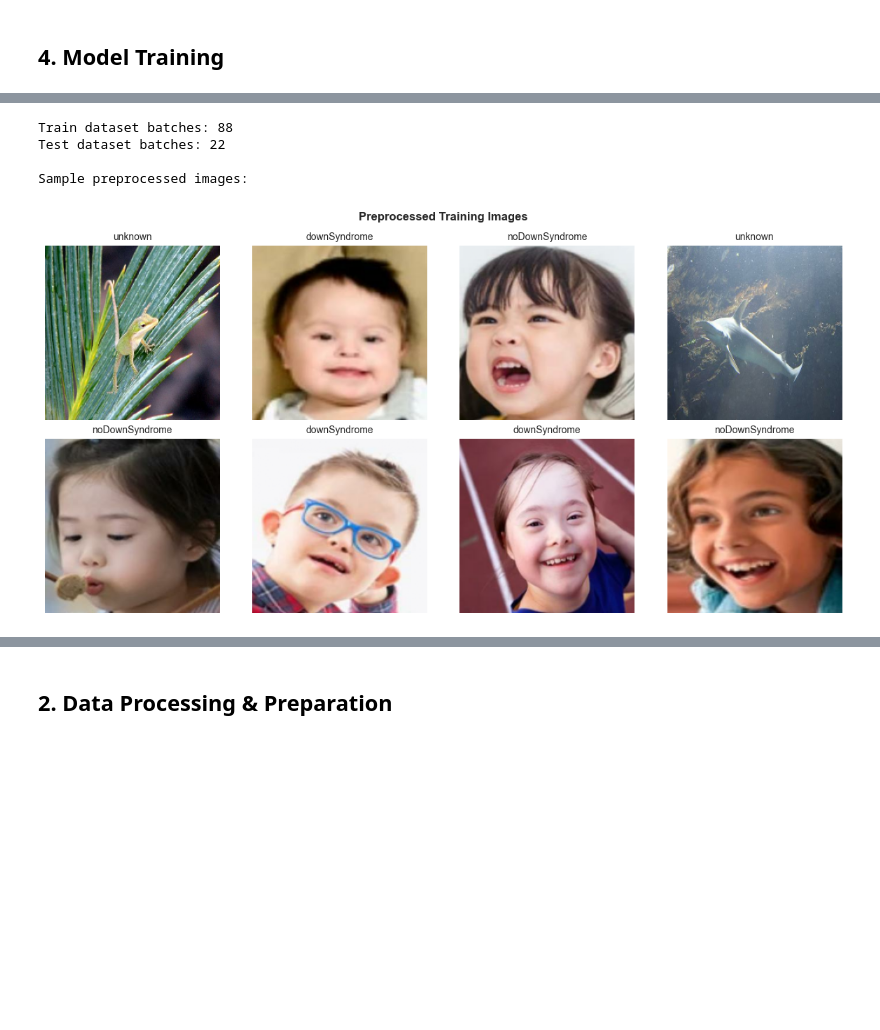
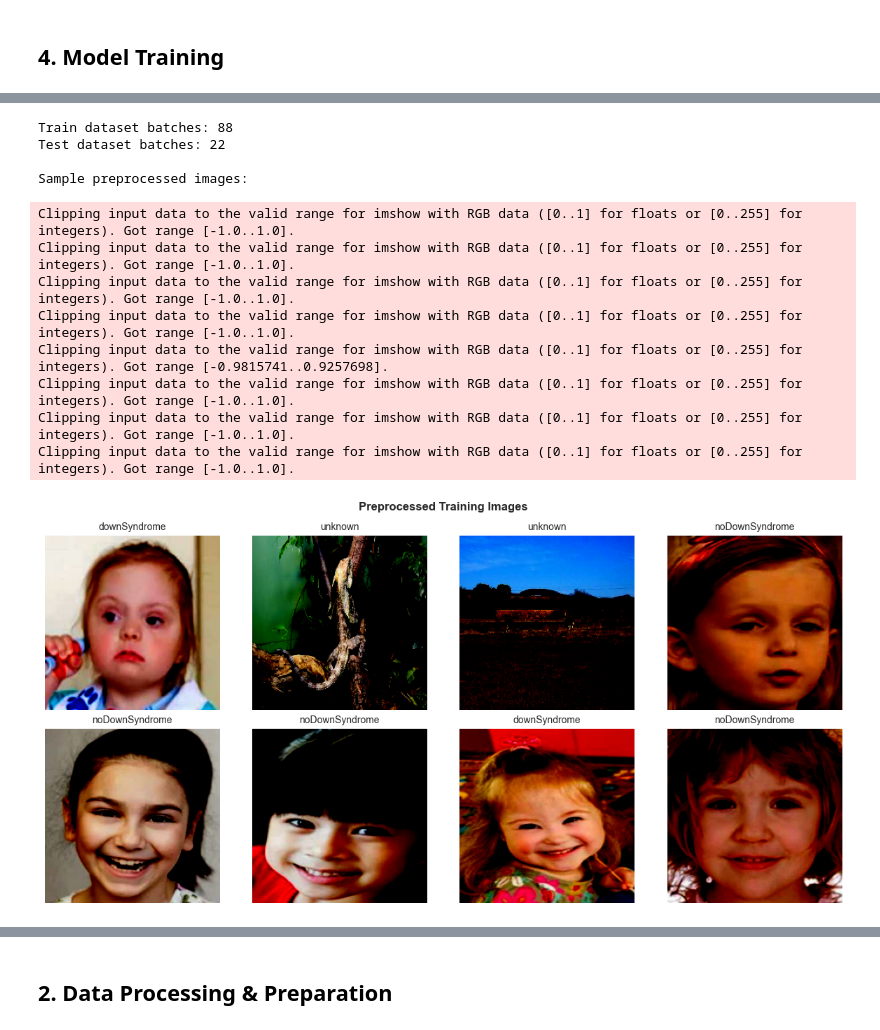
Before and after one commit to icyeza/downsyndrome, a Jupyter notebook: notebook/down_syndrome.ipynb, the cells around one changed output, grey strips where cells are left out. Cells and saved outputs as stored; diff of their text form; code cells hidden in the pictures; blank space fills up the shorter version.

```diff
--- a/notebook/down_syndrome.ipynb
+++ b/notebook/down_syndrome.ipynb
@@ -926,6 +972,15 @@ Confusion Matrix:
 print("Generating predictions on test set...")
 y_pred_probs = model.predict(test_dataset, verbose=0)
 y_pred = np.argmax(y_pred_probs, axis=1)
+
+# Apply confidence threshold — predictions below this are treated as unknown
+CONFIDENCE_THRESHOLD = 0.70
+unknown_idx = label_map.get("unknown", None)
+if unknown_idx is not None:
+    confidence = np.max(y_pred_probs, axis=1)
+    low_confidence_mask = confidence < CONFIDENCE_THRESHOLD
+    y_pred[low_confidence_mask] = unknown_idx
+    print(f"Low-confidence predictions reclassified as unknown: {low_confidence_mask.sum()} / {len(y_pred)}")
 
 # Evaluation metrics
 print("\n" + "="*70)
@@ -1137,6 +1199,17 @@ _________________________________________________________________
 # %%
 # Image preprocessing function
-def load_and_preprocess_image(image_path, label):
+data_augmentation = tf.keras.Sequential([
+    tf.keras.layers.RandomFlip("horizontal"),
+    tf.keras.layers.RandomRotation(0.1),
+    tf.keras.layers.RandomZoom(0.1),
+    tf.keras.layers.RandomBrightness(0.1),
+    tf.keras.layers.RandomContrast(0.1),
+])
+
+def augment(image):
+    return data_augmentation(tf.expand_dims(image, 0))[0]
+
+def load_and_preprocess_image(image_path, label, training=False):
     """Load and preprocess image for model input"""
     try:
         # Read image
@@ -1146,8 +1219,7 @@ def load_and_preprocess_image(image_path, label):
         # Resize image
         image = tf.image.resize(image, [IMG_HEIGHT, IMG_WIDTH])
 
-        # Normalize pixel values to [0, 1]
-        image = image / 255.0
+        image = tf.keras.applications.mobilenet_v2.preprocess_input(image)
 
         return image, label
     except:
@@ -1156,40 +1228,48 @@ def load_and_preprocess_image(image_path, label):
 
 # Create TensorFlow datasets
 train_dataset = tf.data.Dataset.from_tensor_slices((X_train, y_train))
-train_dataset = train_dataset.map(load_and_preprocess_image, num_parallel_calls=tf.data.AUTOTUNE)
+train_dataset = train_dataset.map(lambda p, l: load_and_preprocess_image(p, l, training=True), num_parallel_calls=tf.data.AUTOTUNE)
 train_dataset = train_dataset.shuffle(buffer_size=1000)
 train_dataset = train_dataset.batch(BATCH_SIZE)
 train_dataset = train_dataset.prefetch(tf.data.AUTOTUNE)
 
 test_dataset = tf.data.Dataset.from_tensor_slices((X_test, y_test))
 test_dataset = test_dataset.map(load_and_preprocess_image, num_parallel_calls=tf.data.AUTOTUNE)
 test_dataset = test_dataset.batch(BATCH_SIZE)
 test_dataset = test_dataset.prefetch(tf.data.AUTOTUNE)
 
 print(f"Train dataset batches: {len(train_dataset)}")
 print(f"Test dataset batches: {len(test_dataset)}")
 
 # Visualize preprocessed images
 print("\nSample preprocessed images:")
 for images, labels in train_dataset.take(1):
     fig, axes = plt.subplots(2, 4, figsize=(12, 6))
     axes = axes.flatten()
 
     for idx, (img, label) in enumerate(zip(images[:8], labels[:8])):
         axes[idx].imshow(img.numpy())
         class_name = list(label_map.keys())[label.numpy()]
         axes[idx].set_title(f'{class_name}', fontsize=10)
         axes[idx].axis('off')
 
     plt.suptitle('Preprocessed Training Images', fontsize=12, fontweight='bold')
     plt.tight_layout()
     plt.show()
 # %% [output]
 Train dataset batches: 88
 Test dataset batches: 22
 
 Sample preprocessed images:
+Clipping input data to the valid range for imshow with RGB data ([0..1] for floats or [0..255] for integers). Got range [-1.0..1.0].
+Clipping input data to the valid range for imshow with RGB data ([0..1] for floats or [0..255] for integers). Got range [-1.0..1.0].
+Clipping input data to the valid range for imshow with RGB data ([0..1] for floats or [0..255] for integers). Got range [-1.0..1.0].
+Clipping input data to the valid range for imshow with RGB data ([0..1] for floats or [0..255] for integers). Got range [-1.0..1.0].
+Clipping input data to the valid range for imshow with RGB data ([0..1] for floats or [0..255] for integers). Got range [-0.9815741..0.9257698].
+Clipping input data to the valid range for imshow with RGB data ([0..1] for floats or [0..255] for integers). Got range [-1.0..1.0].
+Clipping input data to the valid range for imshow with RGB data ([0..1] for floats or [0..255] for integers). Got range [-1.0..1.0].
+Clipping input data to the valid range for imshow with RGB data ([0..1] for floats or [0..255] for integers). Got range [-1.0..1.0].
-[figure, old version]
+[figure, new version]
 # %%
 # Train-Test Split (robust for tiny multi-class datasets)
 if len(data_df) < 2:
```
Also changed, not shown: parts of 19 cells of this notebook.
